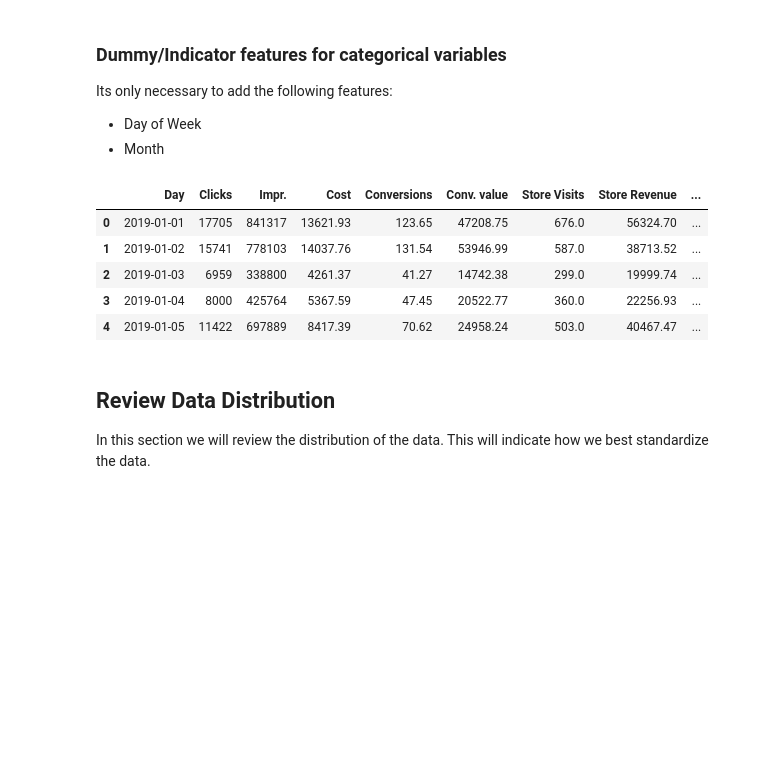
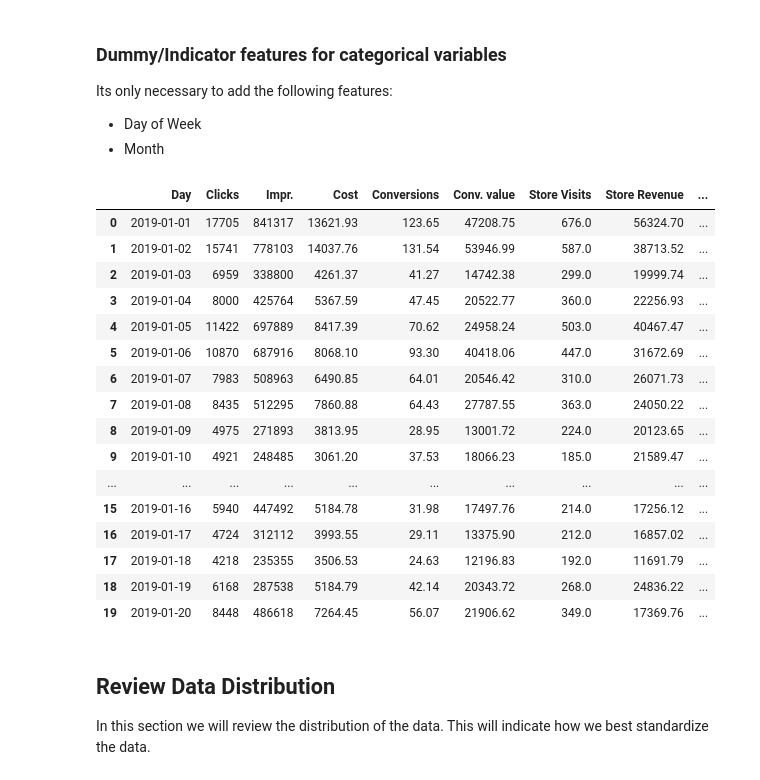
Before and after one commit to Code-By-Pitt/Capstone_Two, a Jupyter notebook: Capstone_2_Pre_processing_&_Training_Data_Development.ipynb, the cells around one changed output. Saved outputs shown, nothing was run; the diff lists cells and outputs as text; code cells hidden in the pictures; blank space fills up the shorter version.

```diff
--- a/Capstone_2_Pre_processing_&_Training_Data_Development.ipynb
+++ b/Capstone_2_Pre_processing_&_Training_Data_Development.ipynb
@@ -34,17 +34,28 @@ Its only necessary to add the following features:
 *   Month
 # %%
 data['Day'] = pd.to_datetime(data['Day'])
-data['Day of Week'] = data['Day'].dt.day_name()
-data['Month'] = data['Day'].dt.month_name()
+data['Day of Week'] = data['Day'].dt.dayofweek
+data['Month'] = data['Day'].dt.month
 data['Quarter'] = data['Day'].dt.quarter
-data.head()
+data.head(20)
 # %% [output]
 |  | Day | Clicks | Impr. | Cost | Conversions | Conv. value | Store Visits | Store Revenue | ... |
 | 0 | 2019-01-01 | 17705 | 841317 | 13621.93 | 123.65 | 47208.75 | 676.0 | 56324.70 | ... |
 | 1 | 2019-01-02 | 15741 | 778103 | 14037.76 | 131.54 | 53946.99 | 587.0 | 38713.52 | ... |
 | 2 | 2019-01-03 | 6959 | 338800 | 4261.37 | 41.27 | 14742.38 | 299.0 | 19999.74 | ... |
 | 3 | 2019-01-04 | 8000 | 425764 | 5367.59 | 47.45 | 20522.77 | 360.0 | 22256.93 | ... |
 | 4 | 2019-01-05 | 11422 | 697889 | 8417.39 | 70.62 | 24958.24 | 503.0 | 40467.47 | ... |
+| 5 | 2019-01-06 | 10870 | 687916 | 8068.10 | 93.30 | 40418.06 | 447.0 | 31672.69 | ... |
+| 6 | 2019-01-07 | 7983 | 508963 | 6490.85 | 64.01 | 20546.42 | 310.0 | 26071.73 | ... |
+| 7 | 2019-01-08 | 8435 | 512295 | 7860.88 | 64.43 | 27787.55 | 363.0 | 24050.22 | ... |
+| 8 | 2019-01-09 | 4975 | 271893 | 3813.95 | 28.95 | 13001.72 | 224.0 | 20123.65 | ... |
+| 9 | 2019-01-10 | 4921 | 248485 | 3061.20 | 37.53 | 18066.23 | 185.0 | 21589.47 | ... |
+| ... | ... | ... | ... | ... | ... | ... | ... | ... | ... |
+| 15 | 2019-01-16 | 5940 | 447492 | 5184.78 | 31.98 | 17497.76 | 214.0 | 17256.12 | ... |
+| 16 | 2019-01-17 | 4724 | 312112 | 3993.55 | 29.11 | 13375.90 | 212.0 | 16857.02 | ... |
+| 17 | 2019-01-18 | 4218 | 235355 | 3506.53 | 24.63 | 12196.83 | 192.0 | 11691.79 | ... |
+| 18 | 2019-01-19 | 6168 | 287538 | 5184.79 | 42.14 | 20343.72 | 268.0 | 24836.22 | ... |
+| 19 | 2019-01-20 | 8448 | 486618 | 7264.45 | 56.07 | 21906.62 | 349.0 | 17369.76 | ... |
 # %% [markdown]
 ## Review Data Distribution
 
```
Also changed, not shown: parts of 13 cells of this notebook.
